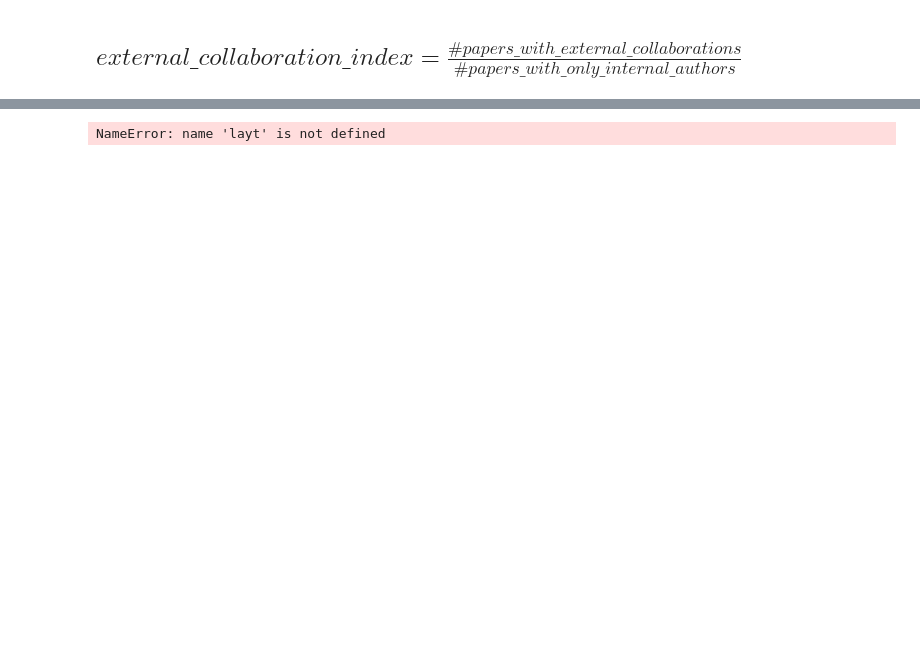
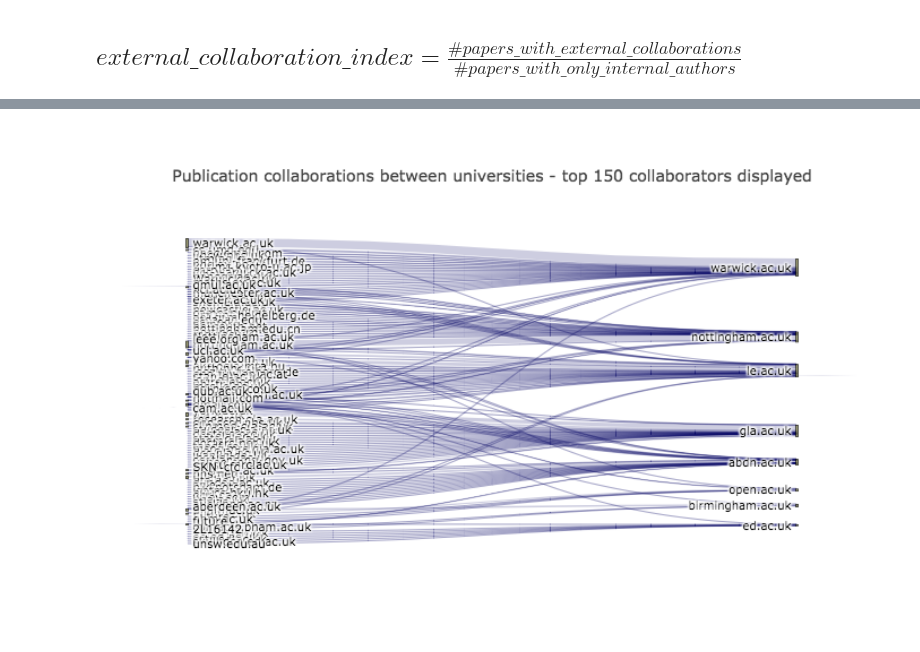
Before and after one commit to oacore/collaboration_discovery_experiment, a Jupyter notebook: tdm demo.ipynb, the cells around one changed output, grey strips where cells are left out. Saved outputs shown, nothing was run; the diff lists cells and outputs as text; code cells hidden in the pictures; blank space fills up the shorter version.

```diff
--- a/tdm demo.ipynb
+++ b/tdm demo.ipynb
@@ -1168,5 +1161,0 @@ edge_colors=['#d4daff','#84a9dd', '#5588c8', '#6d8acf']
-# %%
-Xn=[layt[k][0] for k in range(len(domain_id_dict))]
-Yn=[layt[k][1] for k in range(len(domain_id_dict))]
-# %% [output]
-NameError: name 'layt' is not defined
@@ -1172,0 +1164,4 @@ NameError: name 'layt' is not defined
+# %%
+Image(filename='top300.png', width=1000)
+# %% [output]
+[figure, added]
```
Also changed, not shown: parts of 16 cells of this notebook, 6 other files.
